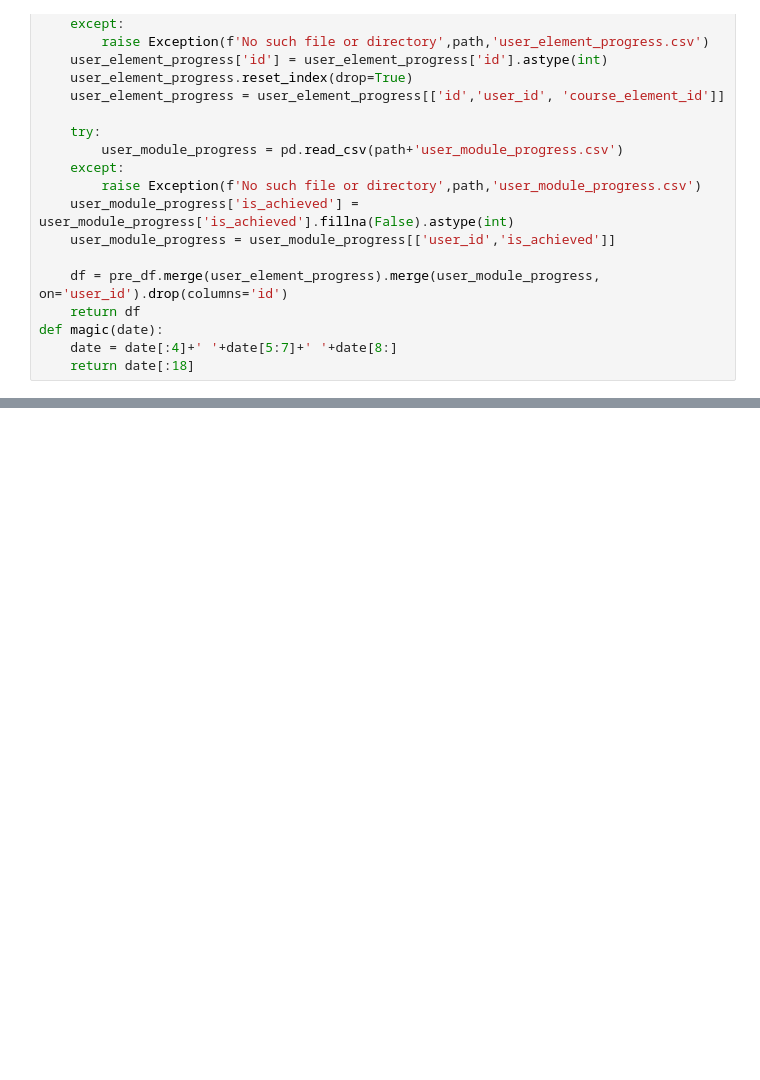
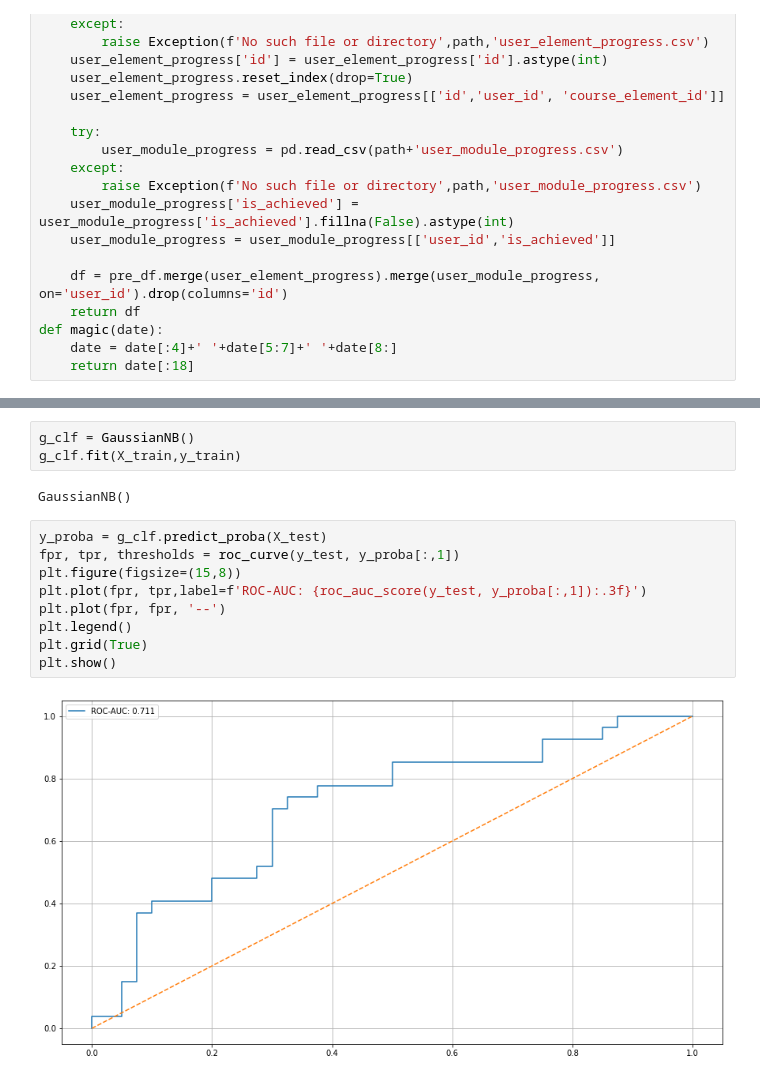
Before and after one commit to deethereal/Sirius_project, a Jupyter notebook: classificcator.ipynb, the cells around one changed output, grey strips where cells are left out. Drawn from its saved outputs; the diff is of its cells as text; blank space fills up the shorter version.

```diff
--- a/classificcator.ipynb
+++ b/classificcator.ipynb
@@ -270,0 +224,16 @@ metrics.to_csv('metrics.csv')
+# %%
+g_clf = GaussianNB()
+g_clf.fit(X_train,y_train)
+# %% [output]
+GaussianNB()
+# %%
+y_proba = g_clf.predict_proba(X_test)
+fpr, tpr, thresholds = roc_curve(y_test, y_proba[:,1])
+plt.figure(figsize=(15,8))
+plt.plot(fpr, tpr,label=f'ROC-AUC: {roc_auc_score(y_test, y_proba[:,1]):.3f}')
+plt.plot(fpr, fpr, '--')
+plt.legend()
+plt.grid(True)
+plt.show()
+# %% [output]
+[figure, added]
```
Also changed, not shown: parts of 43 cells of this notebook, 1 other file.
